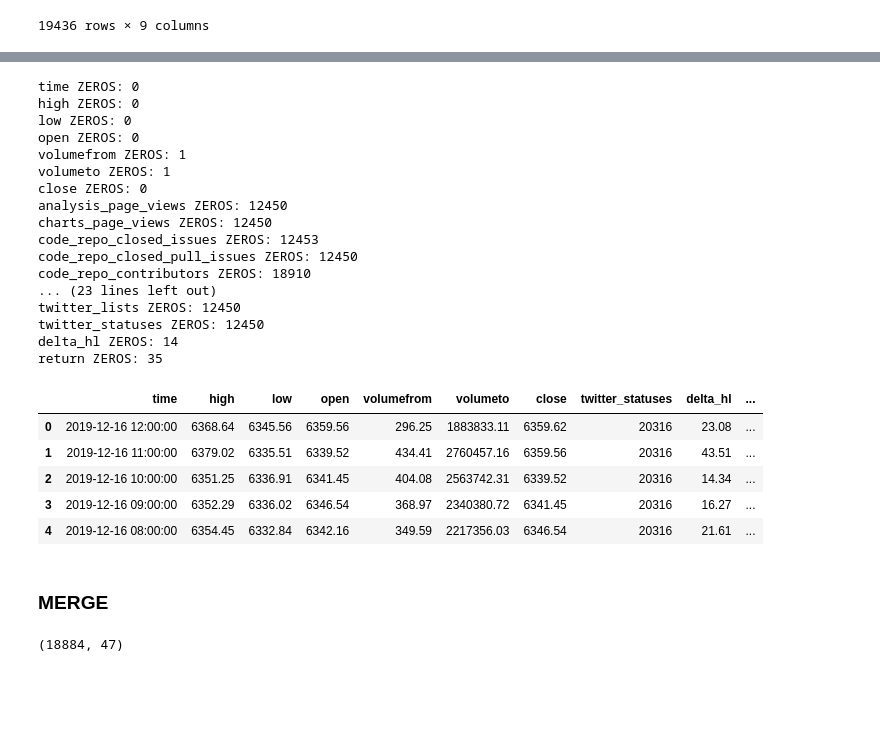
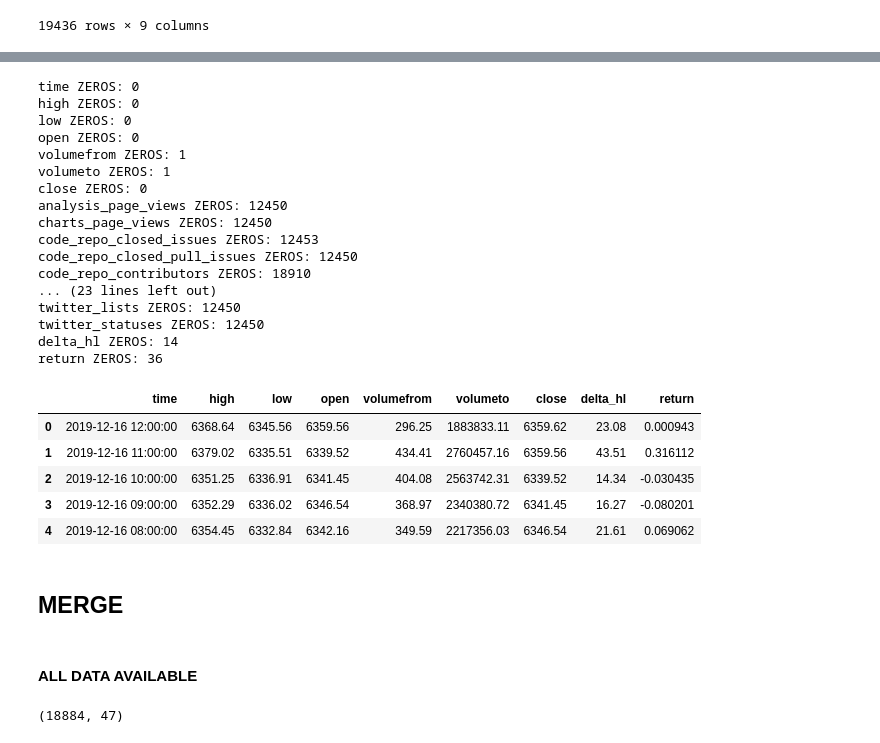
Before and after one commit to MattiaLobascio/final-project, a Jupyter notebook: your-project/StatAnalysis.ipynb, the cells around one changed output, grey strips where cells are left out. Drawn from its saved outputs; the diff is of its cells as text; code cells hidden in the pictures; blank space fills up the shorter version.

```diff
--- a/your-project/StatAnalysis.ipynb
+++ b/your-project/StatAnalysis.ipynb
@@ -146,9 +152,9 @@ sen_hour
 # %%
-#compute close price of previous hour
-#btc["close_lag1"] = btc["close"] - btc["close"].shift(-1)
-
 #compute difference between high and low prices in ABSOLUTE TERMS
 btc["delta_hl"] = btc["high"] - btc["low"]
 
 #compute hourly return close on close price in %
 btc["return"] = ((btc["close"] - btc["close"].shift(-1))/btc["close"].shift(-1))*100
+
+#turn last Null value into 0:
+btc["return"].fillna(0,inplace=True)
@@ -214,20 +202,22 @@ code_repo_contributors ZEROS: 18910
 twitter_lists ZEROS: 12450
 twitter_statuses ZEROS: 12450
 delta_hl ZEROS: 14
-return ZEROS: 35
+return ZEROS: 36
 # %%
 #drop all non-market realted columns
-btc_mkt = btc.drop([col for col in btc.columns[7:-3]],axis=1)
+btc_mkt = btc.drop([col for col in btc.columns[7:-2]],axis=1)
 btc_mkt.head()
 # %% [output]
-|  | time | high | low | open | volumefrom | volumeto | close | twitter_statuses | delta_hl | ... |
-| 0 | 2019-12-16 12:00:00 | 6368.64 | 6345.56 | 6359.56 | 296.25 | 1883833.11 | 6359.62 | 20316 | 23.08 | ... |
-| 1 | 2019-12-16 11:00:00 | 6379.02 | 6335.51 | 6339.52 | 434.41 | 2760457.16 | 6359.56 | 20316 | 43.51 | ... |
-| 2 | 2019-12-16 10:00:00 | 6351.25 | 6336.91 | 6341.45 | 404.08 | 2563742.31 | 6339.52 | 20316 | 14.34 | ... |
-| 3 | 2019-12-16 09:00:00 | 6352.29 | 6336.02 | 6346.54 | 368.97 | 2340380.72 | 6341.45 | 20316 | 16.27 | ... |
-| 4 | 2019-12-16 08:00:00 | 6354.45 | 6332.84 | 6342.16 | 349.59 | 2217356.03 | 6346.54 | 20316 | 21.61 | ... |
+|  | time | high | low | open | volumefrom | volumeto | close | delta_hl | return |
+| 0 | 2019-12-16 12:00:00 | 6368.64 | 6345.56 | 6359.56 | 296.25 | 1883833.11 | 6359.62 | 23.08 | 0.000943 |
+| 1 | 2019-12-16 11:00:00 | 6379.02 | 6335.51 | 6339.52 | 434.41 | 2760457.16 | 6359.56 | 43.51 | 0.316112 |
+| 2 | 2019-12-16 10:00:00 | 6351.25 | 6336.91 | 6341.45 | 404.08 | 2563742.31 | 6339.52 | 14.34 | -0.030435 |
+| 3 | 2019-12-16 09:00:00 | 6352.29 | 6336.02 | 6346.54 | 368.97 | 2340380.72 | 6341.45 | 16.27 | -0.080201 |
+| 4 | 2019-12-16 08:00:00 | 6354.45 | 6332.84 | 6342.16 | 349.59 | 2217356.03 | 6346.54 | 21.61 | 0.069062 |
 # %% [markdown]
-### MERGE
+## MERGE
+# %% [markdown]
+#### ALL DATA AVAILABLE
 # %%
 #Merge Full Datasets, some rows lost because sen_hour must have some missing.
 ds_full = sen_hour.merge(btc, on="time",how="inner")
```
Also changed, not shown: parts of 36 cells of this notebook.
